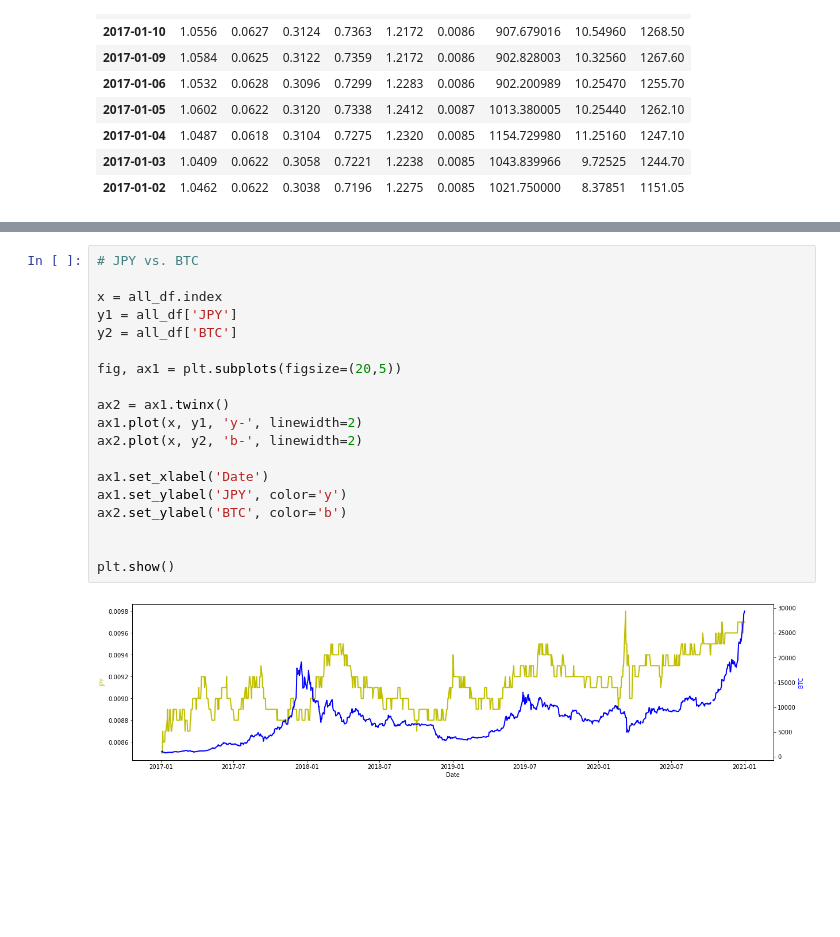
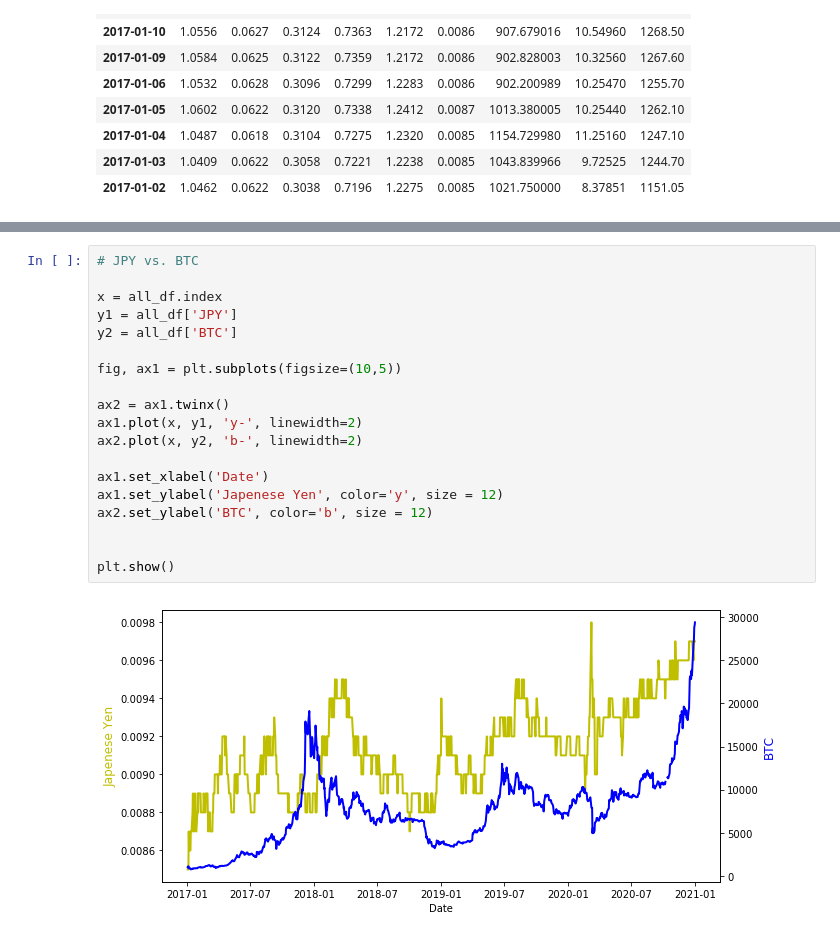
Before and after one commit to hmhadi/Project_1, a Jupyter notebook: forex_api.ipynb, the cells around one changed output, grey strips where cells are left out. Drawn from its saved outputs; the diff is of its cells as text; blank space fills up the shorter version.

```diff
--- a/forex_api.ipynb
+++ b/forex_api.ipynb
@@ -459,24 +519,24 @@ plt.show()
 # %%
 # JPY vs. BTC
 
 x = all_df.index
 y1 = all_df['JPY']
 y2 = all_df['BTC']
 
-fig, ax1 = plt.subplots(figsize=(20,5))
+fig, ax1 = plt.subplots(figsize=(10,5))
 
 ax2 = ax1.twinx()
 ax1.plot(x, y1, 'y-', linewidth=2)
 ax2.plot(x, y2, 'b-', linewidth=2)
 
 ax1.set_xlabel('Date')
-ax1.set_ylabel('JPY', color='y')
-ax2.set_ylabel('BTC', color='b')
+ax1.set_ylabel('Japenese Yen', color='y', size = 12)
+ax2.set_ylabel('BTC', color='b', size = 12)
 
 
 plt.show()
 # %% [output]
-[figure, old version]
+[figure, new version]
 # %%
 # AUD vs. BTC
 
```
Also changed, not shown: parts of 29 cells of this notebook, 2 other files.
